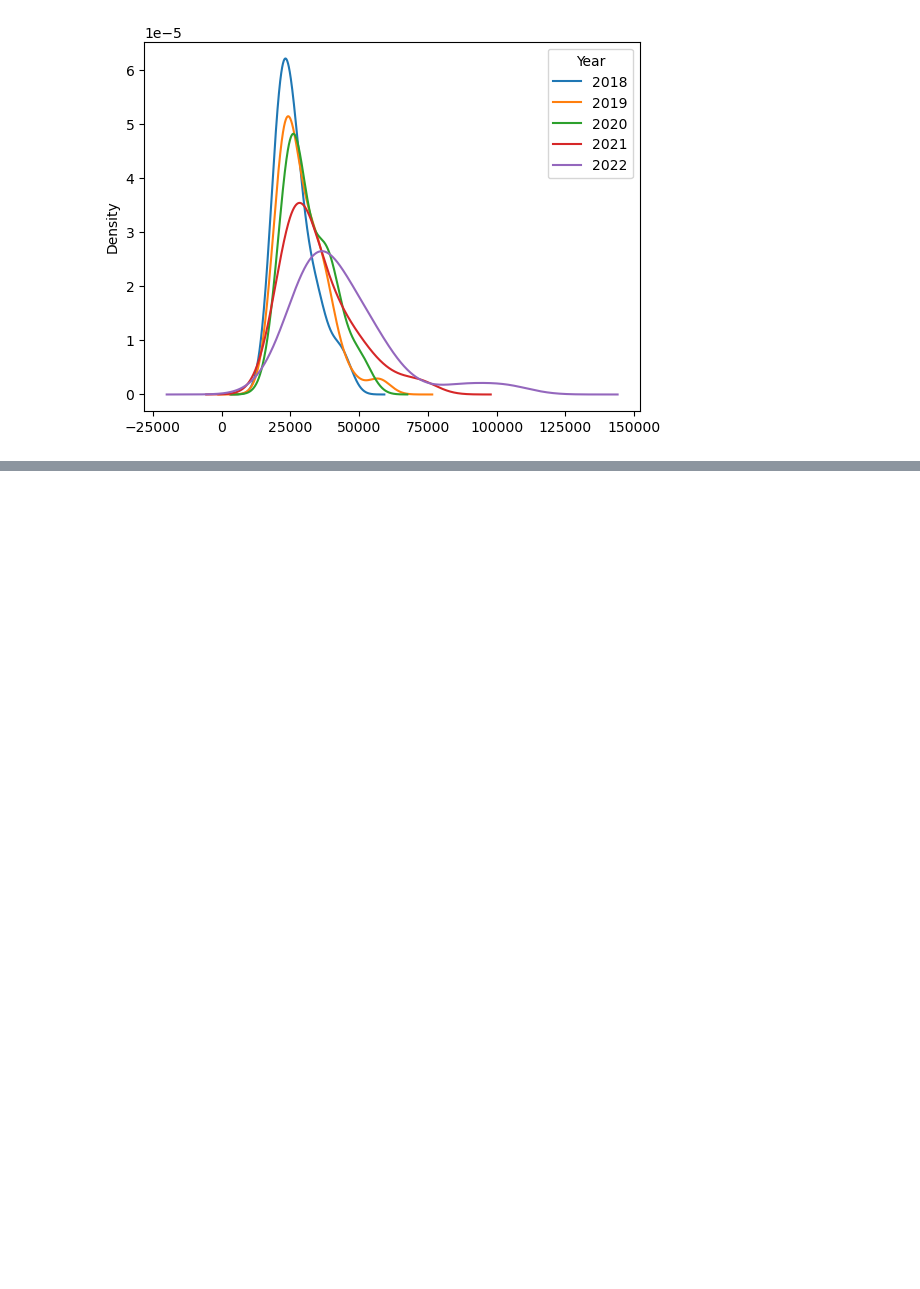
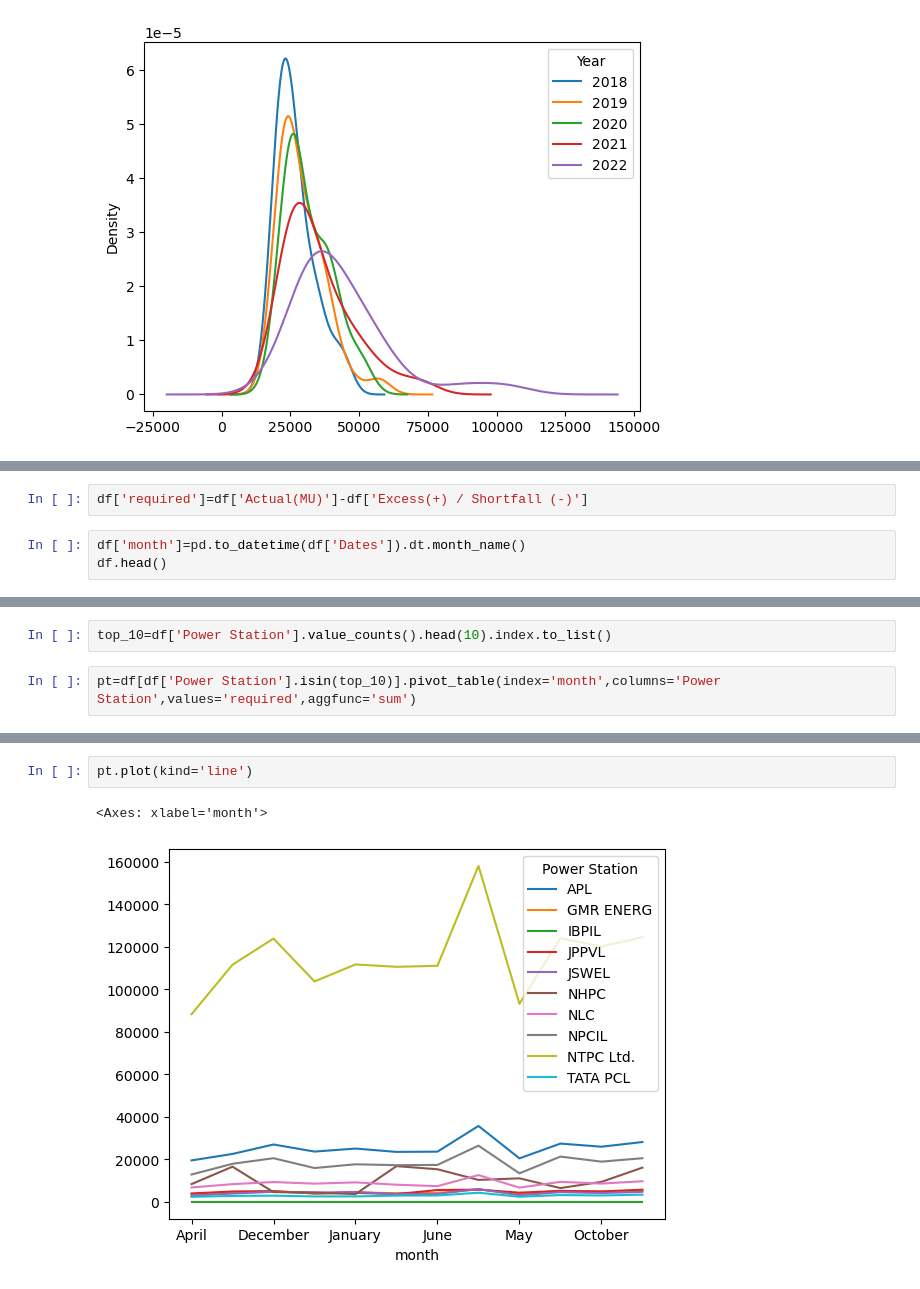
Before and after one commit to khadar786/CampusX, a Jupyter notebook: Tasks/task-22.ipynb, the cells around one changed output, grey strips where cells are left out. Saved outputs shown, nothing was run; the diff lists cells and outputs as text; blank space fills up the shorter version.

```diff
--- a/Tasks/task-22.ipynb
+++ b/Tasks/task-22.ipynb
@@ -141,0 +194,5 @@ pt['Price'].plot(kind='kde')
+# %%
+df['required']=df['Actual(MU)']-df['Excess(+) / Shortfall (-)']
+# %%
+df['month']=pd.to_datetime(df['Dates']).dt.month_name()
+df.head()
@@ -141,0 +206,4 @@ pt['Price'].plot(kind='kde')
+# %%
+top_10=df['Power Station'].value_counts().head(10).index.to_list()
+# %%
+pt=df[df['Power Station'].isin(top_10)].pivot_table(index='month',columns='Power Station',values='required',aggfunc='sum')
@@ -141,0 +220,5 @@ pt['Price'].plot(kind='kde')
+# %%
+pt.plot(kind='line')
+# %% [output]
+<Axes: xlabel='month'>
+[figure, added]
```
Also changed, not shown: parts of 21 cells of this notebook, 1 other file.
